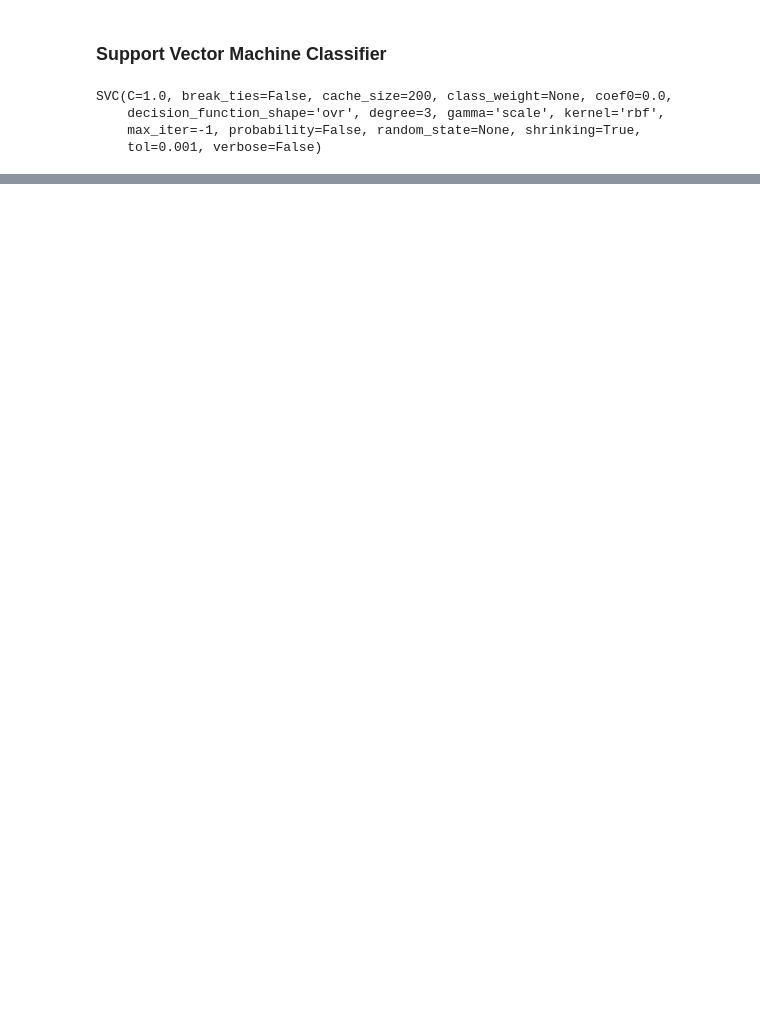
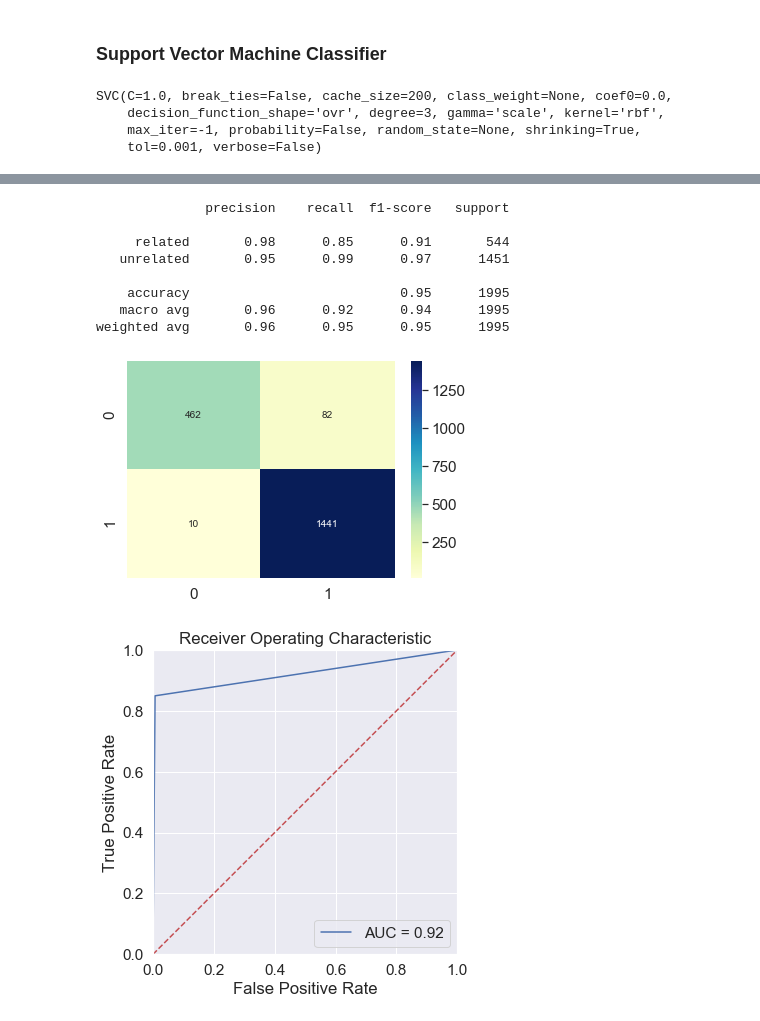
Before and after one commit to FaiZaman/Fake-News-Detection-with-Natural-Language-Processing, a Jupyter notebook: Fake_News_Challenge_Classifier.ipynb, the cells around one changed output, grey strips where cells are left out. Saved outputs shown, nothing was run; the diff lists cells and outputs as text; code cells hidden in the pictures; blank space fills up the shorter version.

```diff
--- a/Fake_News_Challenge_Classifier.ipynb
+++ b/Fake_News_Challenge_Classifier.ipynb
@@ -238,0 +247,22 @@ model = GridSearchCV(SVC(kernel='rbf'), parameters, cv=5, n_jobs=-1).fit(train,
+# %%
+y_pred = model.predict(val)
+
+print(metrics.classification_report(y_val, y_pred))
+plot_confussion_matrix(y_val, y_pred)
+
+# convert to 0s and 1s for plotting ROC curve
+roc_y_val = [np.int64(1) if i == 'related' else np.int64(0) for i in y_val]
+roc_y_pred = [np.int64(1) if i == 'related' else np.int64(0) for i in y_pred]
+
+plot_roc_curve(roc_y_val, roc_y_pred)
+# %% [output]
+              precision    recall  f1-score   support
+
+     related       0.98      0.85      0.91       544
+   unrelated       0.95      0.99      0.97      1451
+
+    accuracy                           0.95      1995
+   macro avg       0.96      0.92      0.94      1995
+weighted avg       0.96      0.95      0.95      1995
+[figure, added]
+[figure, added]
```
Also changed, not shown: parts of 9 cells of this notebook.
